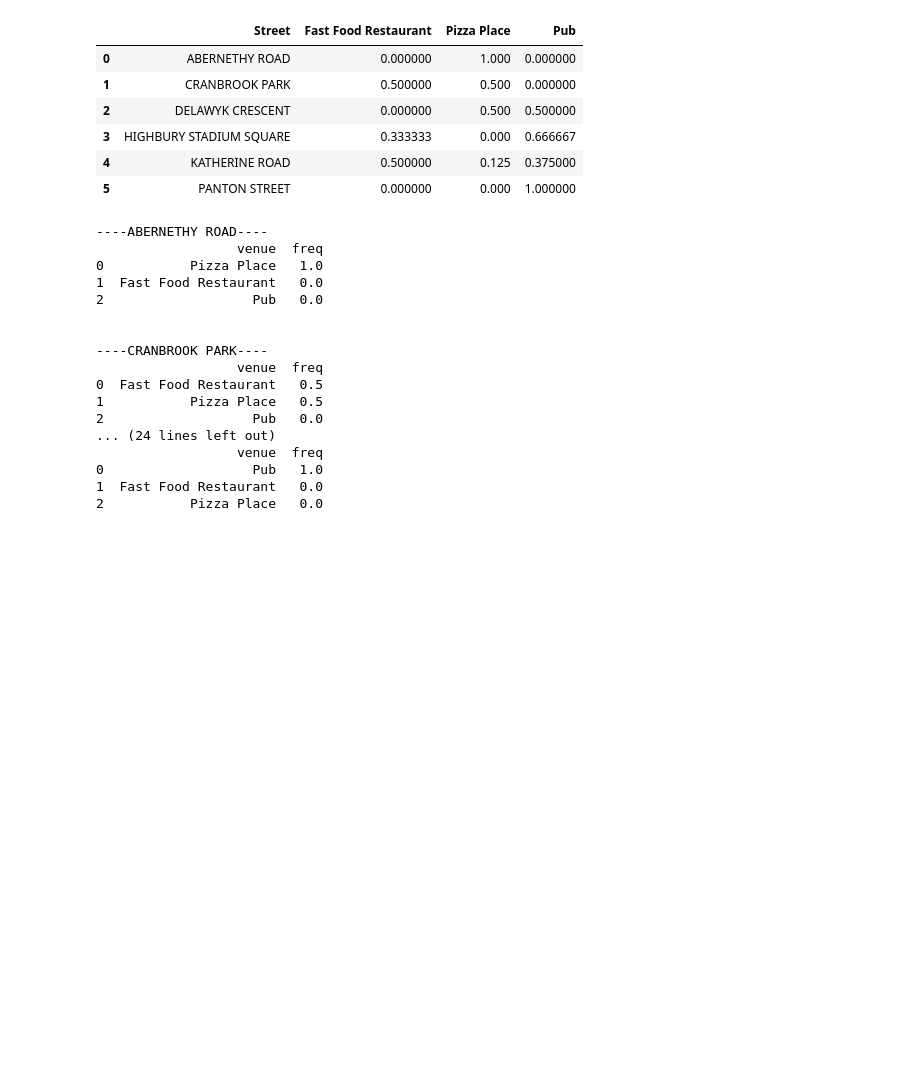
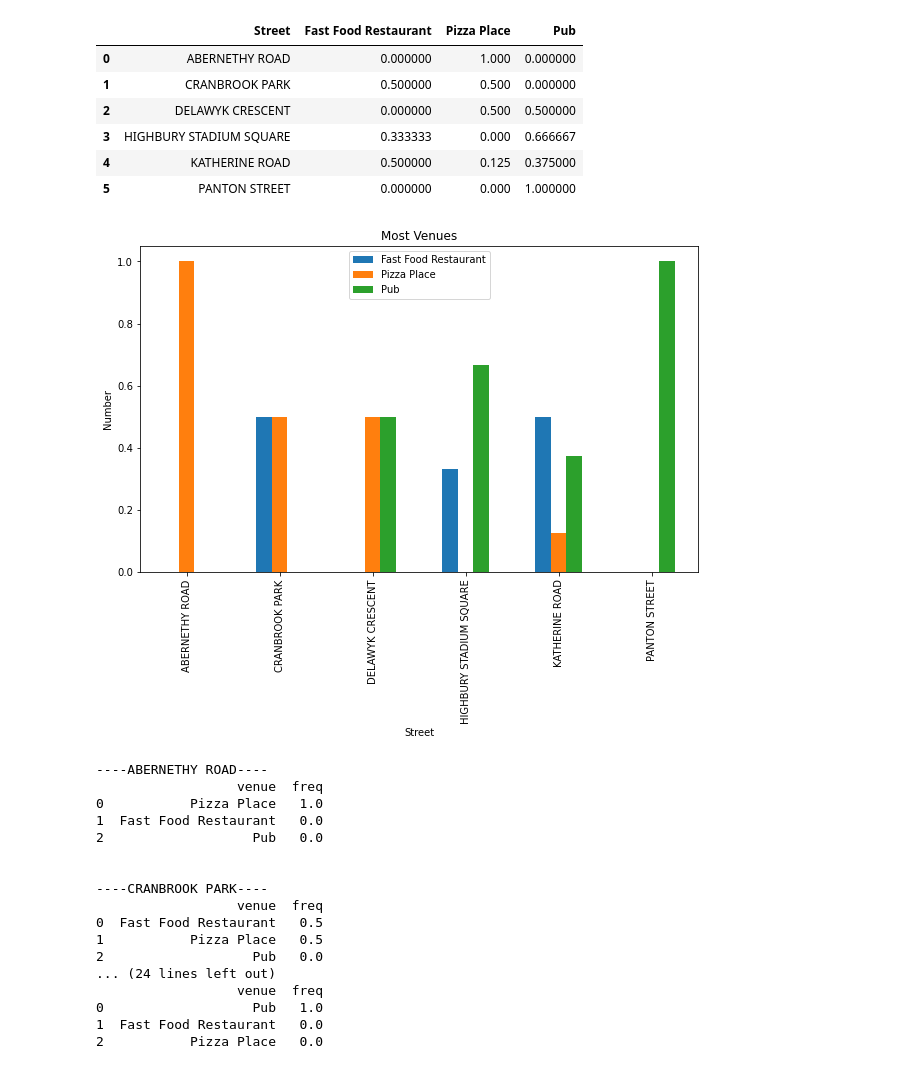
Before and after one commit to easypezy/Coursera-Captone-Project-, a Jupyter notebook: Final Notebook .ipynb, the cells around one changed output. Cells and saved outputs as stored; diff of their text form; code cells hidden in the pictures; blank space fills up the shorter version.

```diff
--- a/Final Notebook .ipynb
+++ b/Final Notebook .ipynb
@@ -451,6 +451,16 @@ venues_grouped
 | 3 | HIGHBURY STADIUM SQUARE | 0.333333 | 0.000 | 0.666667 |
 | 4 | KATHERINE ROAD | 0.500000 | 0.125 | 0.375000 |
 | 5 | PANTON STREET | 0.000000 | 0.000 | 1.000000 |
+# %%
+venues_grouped.plot(y = ["Fast Food Restaurant", "Pizza Place", "Pub"], x ="Street", kind='bar', figsize=(10, 6))
+
+plt.xlabel('Street') # add to x-label to the plot
+plt.ylabel('Number') # add y-label to the plot
+plt.title('Most Venues') # add title to the plot
+
+plt.show()
+# %% [output]
+[figure, added]
 # %%
 num_top_venues = 5
 
```
Also changed, not shown: parts of 1 cell of this notebook, 1 other file.
